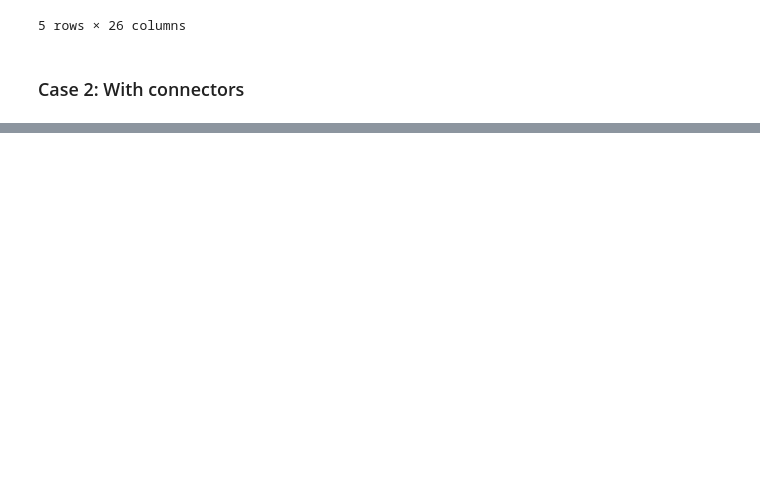
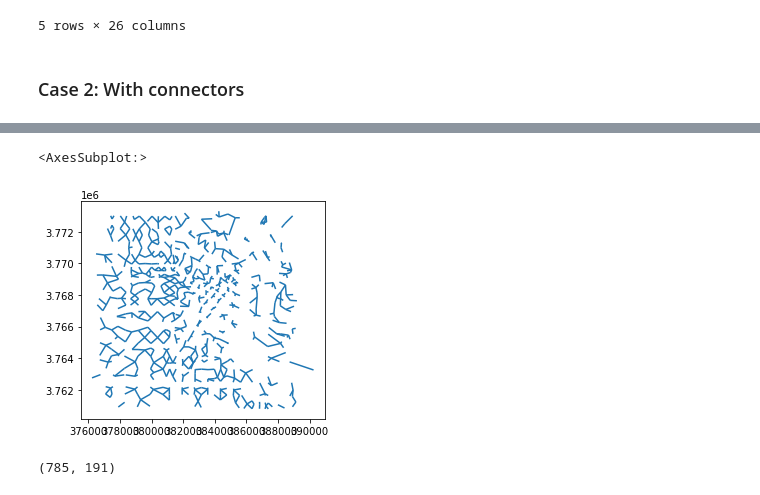
Before and after one commit to josephko91/anthropogenic-heat-la, a Jupyter notebook: traffic.ipynb, the cells around one changed output, grey strips where cells are left out. Drawn from its saved outputs; the diff is of its cells as text; code cells hidden in the pictures; blank space fills up the shorter version.

```diff
--- a/traffic.ipynb
+++ b/traffic.ipynb
@@ -766,0 +757,15 @@ scag_gdf.plot()
+# %%
+# filter scag data for only tier 1 centroid connectors
+"""
+AB_FACILIT = 100 -> tier 2 centroid connector
+AB_FACILIT = 200 -> tier 1 centroid connector
+"""
+scag_connectors_t1 = scag_gdf[scag_gdf['AB_FACILIT'] == 100].copy()
+scag_connectors_t1.plot()
+# %% [output]
+<AxesSubplot:>
+[figure, added]
+# %%
+scag_connectors_t1.shape
+# %% [output]
+(785, 191)
```
Also changed, not shown: parts of 29 cells of this notebook.
